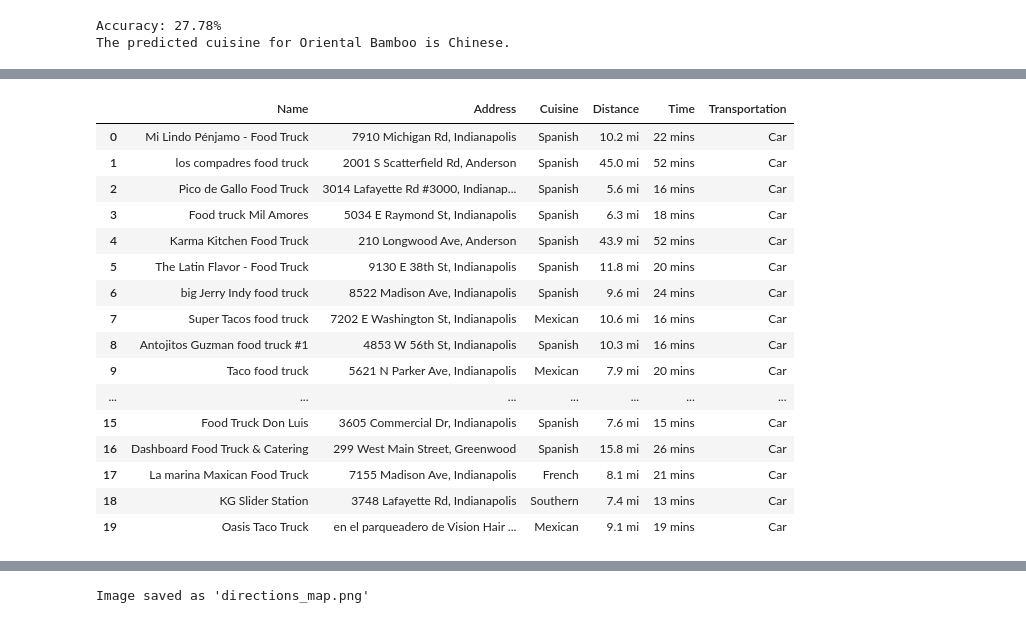
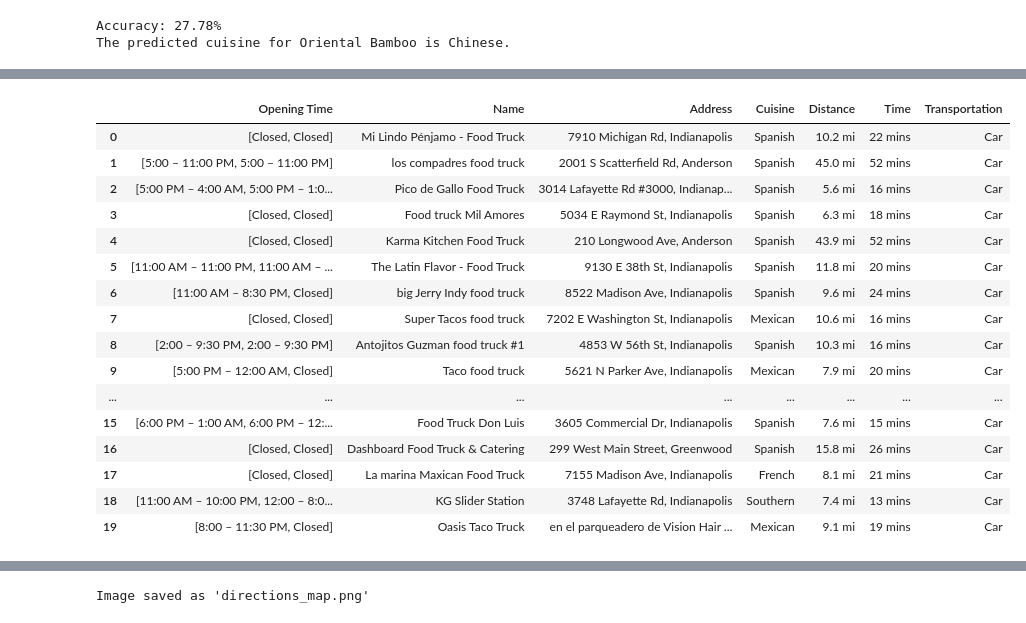
Before and after one commit to tringuyen180303/Xtern-DataScience-Tri, a Jupyter notebook: main.ipynb, the cells around one changed output, grey strips where cells are left out. Saved outputs shown, nothing was run; the diff lists cells and outputs as text; code cells hidden in the pictures.

```diff
--- a/main.ipynb
+++ b/main.ipynb
@@ -136,6 +136,13 @@ print(f"The predicted cuisine for {new_restaurant} is {predicted_cuisine[0]}.")
 # %% [output]
 Accuracy: 27.78%
 The predicted cuisine for Oriental Bamboo is Chinese.
+# %%
+def convert_time_format(time):
+
+
+    cleaned_entry = time.replace('\u2009', ' ').replace('\u202f', ' ').strip()
+
+    return cleaned_entry
 # %%
 pd.set_option('display.max_rows', 500)
 pd.set_option('display.max_columns', 500)
@@ -186,12 +193,12 @@ for place in results_nearby:
         website = "None"
     hours = results_details.get('opening_hours', {}).get('weekday_text', [])[5:7]
     weekend_hours = [hour.split(': ')[1] for hour in hours]
-    hours = results_details.get('opening_hours', {}).get('weekday_text', [])[5:7]
-
+    weekend_hours = [convert_time_format(hour) for hour in weekend_hours]
     if hours:
-        weekend_hours = [hour.split(': ')[1] if ': ' in hour else 'Closed' for hour in hours]
+         weekend_hours = [convert_time_format(hour.split(': ')[1]) if ': ' in hour else 'Closed' for hour in hours]
     else:
         weekend_hours = ['Closed', 'Closed']
+    print(weekend_hours)
     # Assuming 'types' attribute might contain cuisine information
     cuisine = clf.predict(vectorizer.transform([name]))[0]
 
@@ -216,9 +234,16 @@ current_location = (39.7684, -86.1581)
 itinerary = []
 modes = ["walking", "driving", "bicycling", "transit"]
 for place in results_nearby:
+    place_id = place['place_id']
     best_time = float('inf')
     best_directions = None
     best_mode = None
+    PARAMETERS_DETAILS = {
+        'place_id': place_id,
+        'key': API_KEY
+    }
+    response_details = requests.get(ENDPOINT_DETAILS, params=PARAMETERS_DETAILS)
+    results_details = response_details.json().get('result')
 
     for mode in modes:
         directions = gmaps.directions(origin=current_location, destination=place["geometry"]["location"], mode=mode)
@@ -237,6 +262,14 @@ for place in results_nearby:
     if not best_directions:
         continue
 
+    hours = results_details.get('opening_hours', {}).get('weekday_text', [])[5:7]
+
+    if hours:
+        weekend_hours = [convert_time_format(hour.split(': ')[1]) if ': ' in hour else 'Closed' for hour in hours]
+    else:
+        weekend_hours = ['Closed', 'Closed']
+
+    print(weekend_hours)
     name = place["name"]
     address = place["vicinity"]
     travel_time = best_directions[0]["legs"][0]["duration"]["text"]
@@ -245,4 +278,4 @@ for place in results_nearby:
 
     cuisine = clf.predict(vectorizer.transform([name]))[0]
 
-    itinerary.append((name, address, cuisine, travel_distance, travel_time, transportation_type))
+    itinerary.append((weekend_hours, name, address, cuisine, travel_distance, travel_time, transportation_type))
@@ -249,22 +303,22 @@ for place in results_nearby:
 # %%
-df2 = pd.DataFrame(itinerary, columns=["Name", "Address", "Cuisine", "Distance", "Time", "Transportation"])
+df2 = pd.DataFrame(itinerary, columns=["Opening Time", "Name", "Address", "Cuisine", "Distance", "Time", "Transportation"])
 df2.to_csv('food_trucks_itinerary.csv')
 df2
 # %% [output]
-|  | Name | Address | Cuisine | Distance | Time | Transportation |
-| 0 | Mi Lindo Pénjamo - Food Truck | 7910 Michigan Rd, Indianapolis | Spanish | 10.2 mi | 22 mins | Car |
-| 1 | los compadres food truck | 2001 S Scatterfield Rd, Anderson | Spanish | 45.0 mi | 52 mins | Car |
-| 2 | Pico de Gallo Food Truck | 3014 Lafayette Rd #3000, Indianap... | Spanish | 5.6 mi | 16 mins | Car |
-| 3 | Food truck Mil Amores | 5034 E Raymond St, Indianapolis | Spanish | 6.3 mi | 18 mins | Car |
-| 4 | Karma Kitchen Food Truck | 210 Longwood Ave, Anderson | Spanish | 43.9 mi | 52 mins | Car |
-| 5 | The Latin Flavor - Food Truck | 9130 E 38th St, Indianapolis | Spanish | 11.8 mi | 20 mins | Car |
-| 6 | big Jerry Indy food truck | 8522 Madison Ave, Indianapolis | Spanish | 9.6 mi | 24 mins | Car |
-| 7 | Super Tacos food truck | 7202 E Washington St, Indianapolis | Mexican | 10.6 mi | 16 mins | Car |
-| 8 | Antojitos Guzman food truck #1 | 4853 W 56th St, Indianapolis | Spanish | 10.3 mi | 16 mins | Car |
-| 9 | Taco food truck | 5621 N Parker Ave, Indianapolis | Mexican | 7.9 mi | 20 mins | Car |
-| ... | ... | ... | ... | ... | ... | ... |
-| 15 | Food Truck Don Luis | 3605 Commercial Dr, Indianapolis | Spanish | 7.6 mi | 15 mins | Car |
-| 16 | Dashboard Food Truck & Catering | 299 West Main Street, Greenwood | Spanish | 15.8 mi | 26 mins | Car |
-| 17 | La marina Maxican Food Truck | 7155 Madison Ave, Indianapolis | French | 8.1 mi | 21 mins | Car |
-| 18 | KG Slider Station | 3748 Lafayette Rd, Indianapolis | Southern | 7.4 mi | 13 mins | Car |
-| 19 | Oasis Taco Truck | en el parqueadero de Vision Hair ... | Mexican | 9.1 mi | 19 mins | Car |
+|  | Opening Time | Name | Address | Cuisine | Distance | Time | Transportation |
+| 0 | [Closed, Closed] | Mi Lindo Pénjamo - Food Truck | 7910 Michigan Rd, Indianapolis | Spanish | 10.2 mi | 22 mins | Car |
+| 1 | [5:00 – 11:00 PM, 5:00 – 11:00 PM] | los compadres food truck | 2001 S Scatterfield Rd, Anderson | Spanish | 45.0 mi | 52 mins | Car |
+| 2 | [5:00 PM – 4:00 AM, 5:00 PM – 1:0... | Pico de Gallo Food Truck | 3014 Lafayette Rd #3000, Indianap... | Spanish | 5.6 mi | 16 mins | Car |
+| 3 | [Closed, Closed] | Food truck Mil Amores | 5034 E Raymond St, Indianapolis | Spanish | 6.3 mi | 18 mins | Car |
+| 4 | [Closed, Closed] | Karma Kitchen Food Truck | 210 Longwood Ave, Anderson | Spanish | 43.9 mi | 52 mins | Car |
+| 5 | [11:00 AM – 11:00 PM, 11:00 AM – ... | The Latin Flavor - Food Truck | 9130 E 38th St, Indianapolis | Spanish | 11.8 mi | 20 mins | Car |
+| 6 | [11:00 AM – 8:30 PM, Closed] | big Jerry Indy food truck | 8522 Madison Ave, Indianapolis | Spanish | 9.6 mi | 24 mins | Car |
+| 7 | [Closed, Closed] | Super Tacos food truck | 7202 E Washington St, Indianapolis | Mexican | 10.6 mi | 16 mins | Car |
+| 8 | [2:00 – 9:30 PM, 2:00 – 9:30 PM] | Antojitos Guzman food truck #1 | 4853 W 56th St, Indianapolis | Spanish | 10.3 mi | 16 mins | Car |
+| 9 | [5:00 PM – 12:00 AM, Closed] | Taco food truck | 5621 N Parker Ave, Indianapolis | Mexican | 7.9 mi | 20 mins | Car |
+| ... | ... | ... | ... | ... | ... | ... | ... |
+| 15 | [6:00 PM – 1:00 AM, 6:00 PM – 12:... | Food Truck Don Luis | 3605 Commercial Dr, Indianapolis | Spanish | 7.6 mi | 15 mins | Car |
+| 16 | [Closed, Closed] | Dashboard Food Truck & Catering | 299 West Main Street, Greenwood | Spanish | 15.8 mi | 26 mins | Car |
+| 17 | [Closed, Closed] | La marina Maxican Food Truck | 7155 Madison Ave, Indianapolis | French | 8.1 mi | 21 mins | Car |
+| 18 | [11:00 AM – 10:00 PM, 12:00 – 8:0... | KG Slider Station | 3748 Lafayette Rd, Indianapolis | Southern | 7.4 mi | 13 mins | Car |
+| 19 | [8:00 – 11:30 PM, Closed] | Oasis Taco Truck | en el parqueadero de Vision Hair ... | Mexican | 9.1 mi | 19 mins | Car |
```
Also changed, not shown: parts of 4 cells of this notebook, 3 other files.
